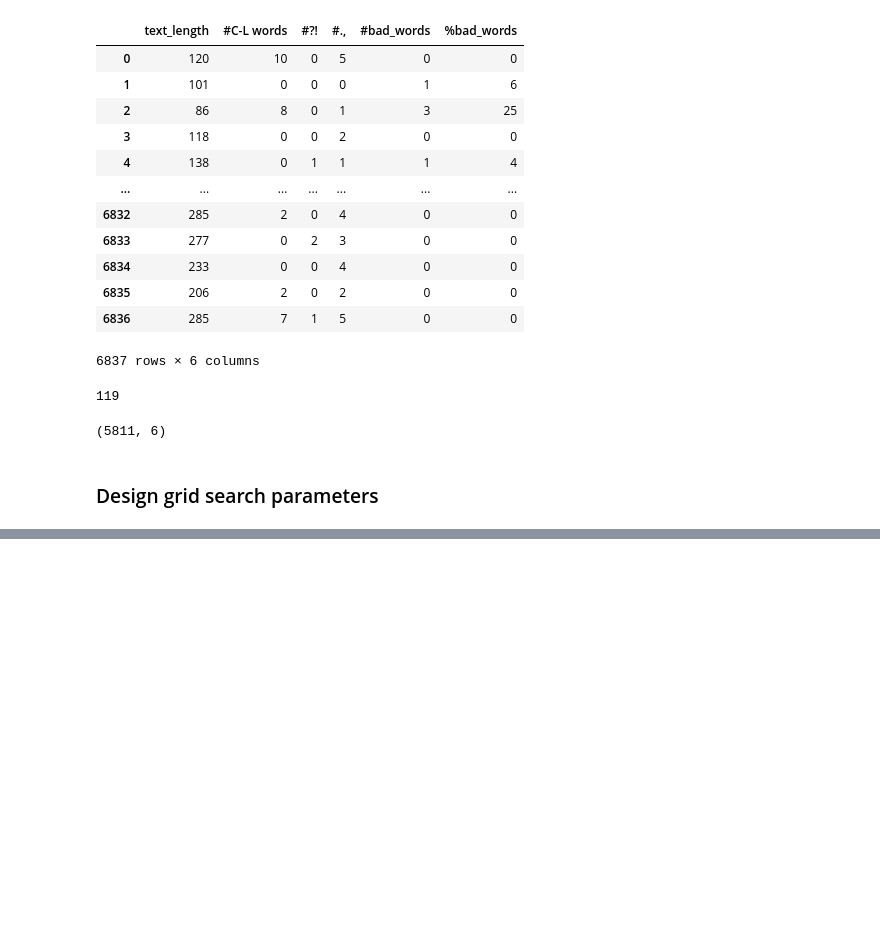
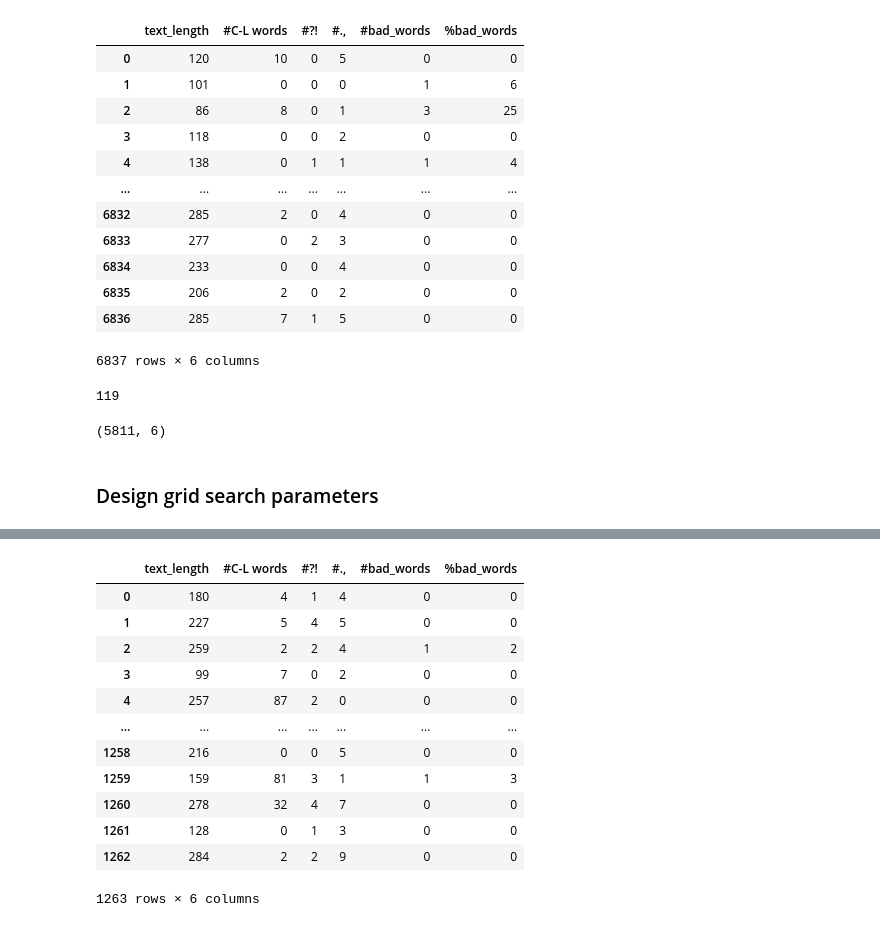
Before and after one commit to GiovanniSorice/Hate_Speech_Detection, a Jupyter notebook: LSTM_grid.ipynb, the cells around one changed output, grey strips where cells are left out. Saved outputs shown, nothing was run; the diff lists cells and outputs as text; code cells hidden in the pictures; blank space fills up the shorter version.

Commit message:
Added testset

```diff
--- a/LSTM_grid.ipynb
+++ b/LSTM_grid.ipynb
@@ -29,7 +29,7 @@ Drive already mounted at /content/drive; to attempt to forcibly remount, call dr
 # %%
 # directory name
 input_dir = '/content/drive/My Drive/HLT/clean_dataset_training/'
-
+input_test_dir = "/content/drive/My Drive/HLT/dataset_test_evalita_preprocessed/"
 # Spec
 pd.set_option("display.max_colwidth", None)
 # %%
@@ -258,0 +271,4 @@ KeyboardInterrupt: ignored
+# %%
+csv_test_file = open(input_test_dir+"test_dataset_tweet.csv")
+
+testset = pd.read_csv(csv_test_file,sep=',')
@@ -258,0 +292,18 @@ KeyboardInterrupt: ignored
+# %%
+testset_other = testset
+testset_other = testset.drop(['text', 'id', 'hs', 'stereotype','tokens', 'hashtags'], axis=1)
+testset_other
+# %% [output]
+|  | text_length | #C-L words | #?! | #., | #bad_words | %bad_words |
+| 0 | 180 | 4 | 1 | 4 | 0 | 0 |
+| 1 | 227 | 5 | 4 | 5 | 0 | 0 |
+| 2 | 259 | 2 | 2 | 4 | 1 | 2 |
+| 3 | 99 | 7 | 0 | 2 | 0 | 0 |
+| 4 | 257 | 87 | 2 | 0 | 0 | 0 |
+| ... | ... | ... | ... | ... | ... | ... |
+| 1258 | 216 | 0 | 0 | 5 | 0 | 0 |
+| 1259 | 159 | 81 | 3 | 1 | 1 | 3 |
+| 1260 | 278 | 32 | 4 | 7 | 0 | 0 |
+| 1261 | 128 | 0 | 1 | 3 | 0 | 0 |
+| 1262 | 284 | 2 | 2 | 9 | 0 | 0 |
+1263 rows × 6 columns
```
Also changed, not shown: parts of 7 cells of this notebook.
